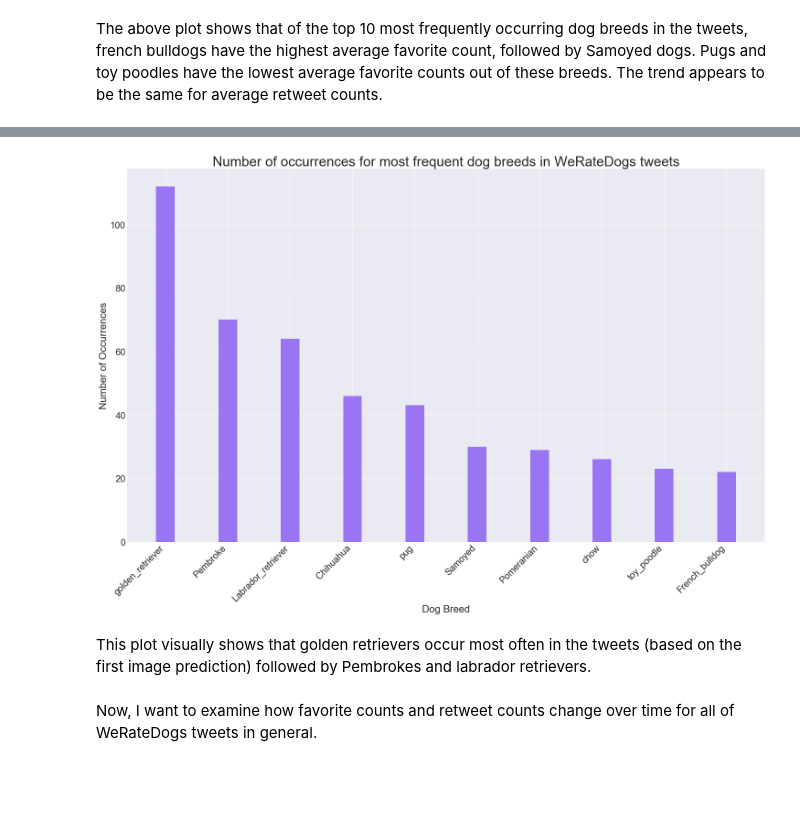
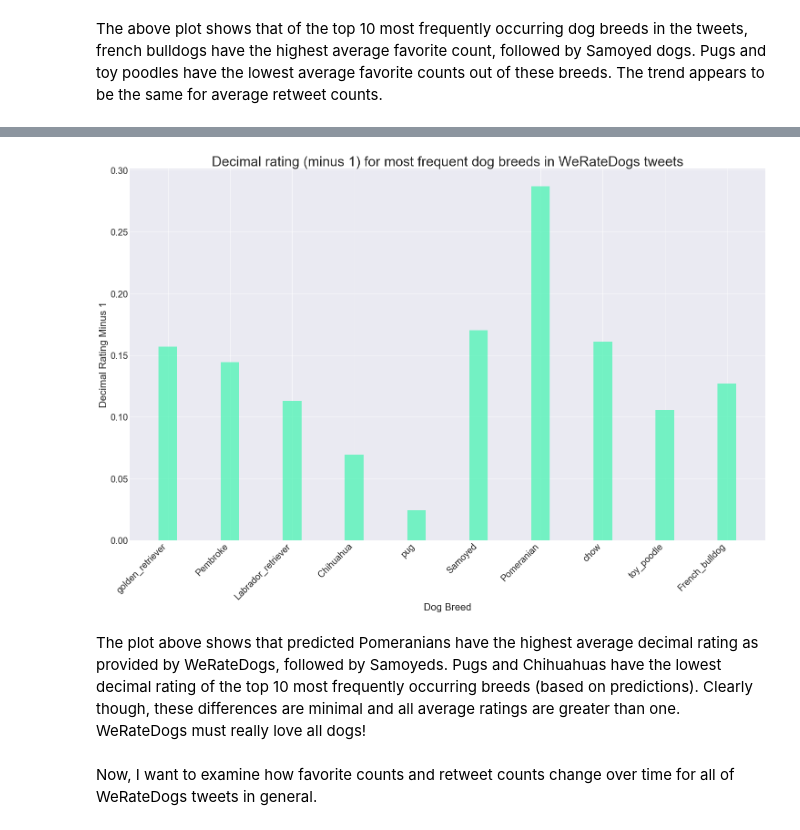
Before and after one commit to cnspatino/WeRateDogs-twitter-analysis, a Jupyter notebook: wrangle_act.ipynb, the cells around one changed output, grey strips where cells are left out. Drawn from its saved outputs; the diff is of its cells as text; code cells hidden in the pictures; blank space fills up the shorter version.

```diff
--- a/wrangle_act.ipynb
+++ b/wrangle_act.ipynb
@@ -1501,7 +1596,7 @@ plt.legend(loc=0, prop={'size': 15});
 The plot above shows that puppos have the highest average favorite count and highest retweet count. Puppers have the lowest. The trends appear to be the same for both favorite count and retweet count.
 # %%
 # query dataset for only predicted dogs and high confidence levels
-dogs_confident = twitter_archive_clean.query('prediction1_is_dog == True & prediction1_confidence >= 0.5')
+dogs_confident = twitter_archive_clean.query('prediction1_is_dog == True & prediction1_confidence > 0.5')
 
 len(dogs_confident)
 # %% [output]
@@ -1533,5 +1628,9 @@ dogs_confident_grouped.sort_values('tweet_id', ascending=False).head(20)
 # %% [markdown]
 I'll take the top 10 occurring breeds and analyze them more.
 # %%
-# get subset of top 10 breeds from dataframe
-most_frequent_breed_counts = dogs_confident_grouped.sort_values('tweet_id', ascending=False).reset_index(drop=True).iloc[0:10]
+# get table of top 10 most frequent breeds
+most_frequent_breeds_counts = dogs_confident_grouped.sort_values('tweet_id', ascending=False).reset_index(drop=True).iloc[0:10]
+
+# rename tweet_id to 'counts'
+most_frequent_breeds_counts.rename(columns={'tweet_id':'counts'}, inplace=True)
+most_frequent_breeds_counts
@@ -1538,4 +1648,0 @@ most_frequent_breed_counts = dogs_confident_grouped.sort_values('tweet_id', asce
-# %%
-# convert dataframe of top 10 breeds to list
-most_frequent_breeds = most_frequent_breed_counts.breed_prediction1.values.tolist()
-most_frequent_breeds
@@ -1611,0 +1753,7 @@ most_frequent_breed_counts.rename(columns={'tweet_id':'num_of_occurrences'}, inp
+# %%
+# group by breed_prediction1 and get means of rating decimal
+rating_means_df = most_frequent_breeds_df.groupby('breed_prediction1').mean()['rating_decimal'].reset_index()
+
+# merge with count table from above to be in same order
+rating_means_df = most_frequent_breeds_counts.merge(rating_means_df, how='left', on = 'breed_prediction1')
+rating_means_df
@@ -1612,29 +1796,28 @@ most_frequent_breed_counts.rename(columns={'tweet_id':'num_of_occurrences'}, inp
 # %%
 # set plot labels
-labels = most_frequent_breeds
+labels = rating_means_df.breed_prediction1.values.tolist()
 
 # set bar heights
-heights = most_frequent_breed_counts.num_of_occurrences.values.tolist()
+heights = rating_means_minus1
 
 ind = np.arange(len(labels)) # the x locations for the groups
 width = 0.3 # the width of the bars
 
 plt.figure(figsize=(25, 15))  # width:25, height:15
 
 # plot bars
-bars = plt.bar(ind, heights, width, color='#7742f4', alpha=0.7)
+bars = plt.bar(ind, heights, width, color='#41f4af', alpha=0.7)
 
 # title and labels
-plt.ylabel('Number of Occurrences', size=22)
+plt.ylabel('Decimal Rating Minus 1', size=22)
 plt.xlabel('Dog Breed', size=22)
-plt.title('Number of occurrences for most frequent dog breeds in WeRateDogs tweets', size=30)
-locations = ind + width / 2  # xtick locations
+plt.title('Decimal rating (minus 1) for most frequent dog breeds in WeRateDogs tweets', size=30)
 plt.xticks(ind, labels, size=20, ha='right', rotation=45)
 plt.yticks(size=20);
 # %% [output]
-[figure, old version]
+[figure, new version]
-# %% [markdown]
-This plot visually shows that golden retrievers occur most often in the tweets (based on the first image prediction) followed by Pembrokes and labrador retrievers.
+# %% [markdown]
+The plot above shows that predicted Pomeranians have the highest average decimal rating as provided by WeRateDogs, followed by Samoyeds. Pugs and Chihuahuas have the lowest decimal rating of the top 10 most frequently occurring breeds (based on predictions). Clearly though, these differences are minimal and all average ratings are greater than one. WeRateDogs must really love all dogs!
 # %% [markdown]
 Now, I want to examine how favorite counts and retweet counts change over time for all of WeRateDogs tweets in general.
 # %%
```
Also changed, not shown: parts of 62 cells of this notebook.
